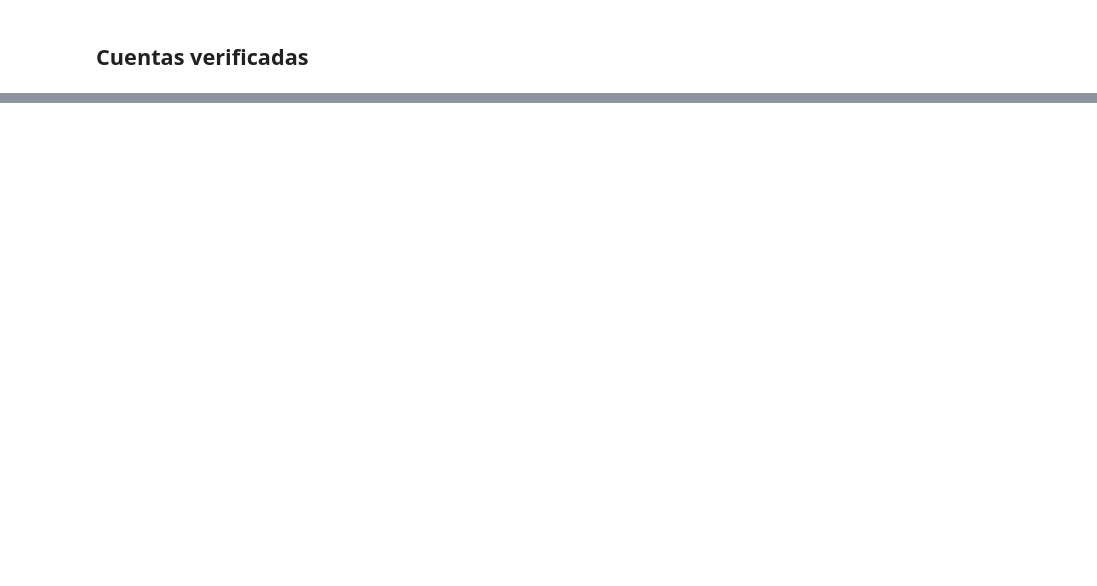
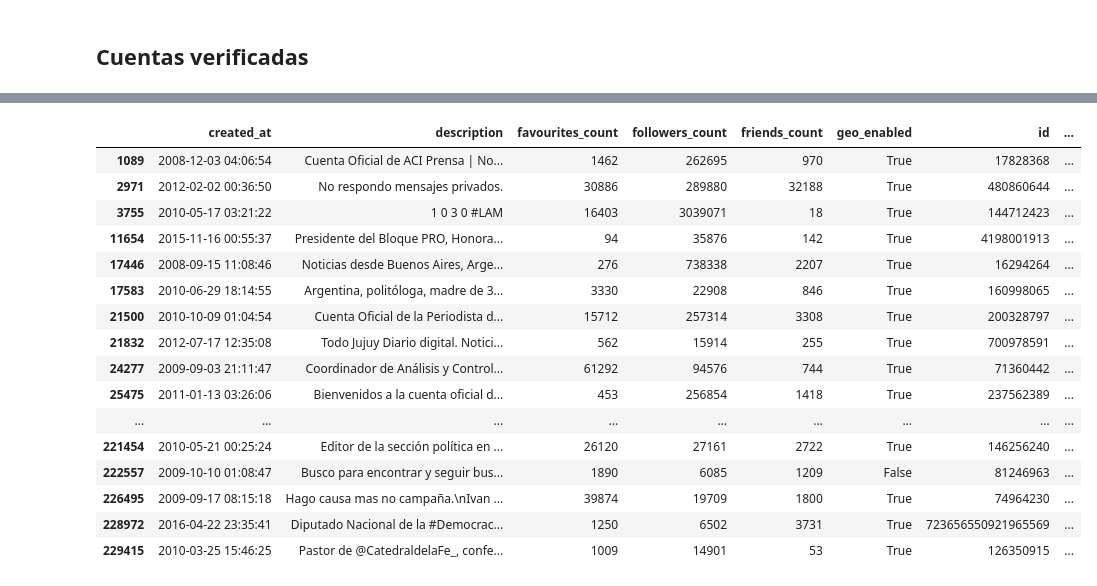
Before and after one commit to pablocelayes/twitter-aborto, a Jupyter notebook: notebooks/1.0-analisis-tweets-mongo.ipynb, the cells around one changed output, grey strips where cells are left out. Cells and saved outputs as stored; diff of their text form; code cells hidden in the pictures; blank space fills up the shorter version.

Commit message:
Análisis actualizado

```diff
--- a/notebooks/1.0-analisis-tweets-mongo.ipynb
+++ b/notebooks/1.0-analisis-tweets-mongo.ipynb
@@ -250,0 +355,20 @@ Name: verified, dtype: int64
+# %%
+users_no[users_no.verified]
+# %% [output]
+|  | created_at | description | favourites_count | followers_count | friends_count | geo_enabled | id | ... |
+| 1089 | 2008-12-03 04:06:54 | Cuenta Oficial de ACI Prensa | No... | 1462 | 262695 | 970 | True | 17828368 | ... |
+| 2971 | 2012-02-02 00:36:50 | No respondo mensajes privados. | 30886 | 289880 | 32188 | True | 480860644 | ... |
+| 3755 | 2010-05-17 03:21:22 | 1 0 3 0 #LAM | 16403 | 3039071 | 18 | True | 144712423 | ... |
+| 11654 | 2015-11-16 00:55:37 | Presidente del Bloque PRO, Honora... | 94 | 35876 | 142 | True | 4198001913 | ... |
+| 17446 | 2008-09-15 11:08:46 | Noticias desde Buenos Aires, Arge... | 276 | 738338 | 2207 | True | 16294264 | ... |
+| 17583 | 2010-06-29 18:14:55 | Argentina, politóloga, madre de 3... | 3330 | 22908 | 846 | True | 160998065 | ... |
+| 21500 | 2010-10-09 01:04:54 | Cuenta Oficial de la Periodista d... | 15712 | 257314 | 3308 | True | 200328797 | ... |
+| 21832 | 2012-07-17 12:35:08 | Todo Jujuy Diario digital. Notici... | 562 | 15914 | 255 | True | 700978591 | ... |
+| 24277 | 2009-09-03 21:11:47 | Coordinador de Análisis y Control... | 61292 | 94576 | 744 | True | 71360442 | ... |
+| 25475 | 2011-01-13 03:26:06 | Bienvenidos a la cuenta oficial d... | 453 | 256854 | 1418 | True | 237562389 | ... |
+| ... | ... | ... | ... | ... | ... | ... | ... | ... |
+| 221454 | 2010-05-21 00:25:24 | Editor de la sección política en ... | 26120 | 27161 | 2722 | True | 146256240 | ... |
+| 222557 | 2009-10-10 01:08:47 | Busco para encontrar y seguir bus... | 1890 | 6085 | 1209 | False | 81246963 | ... |
+| 226495 | 2009-09-17 08:15:18 | Hago causa mas no campaña.\nIvan ... | 39874 | 19709 | 1800 | True | 74964230 | ... |
+| 228972 | 2016-04-22 23:35:41 | Diputado Nacional de la #Democrac... | 1250 | 6502 | 3731 | True | 723656550921965569 | ... |
+| 229415 | 2010-03-25 15:46:25 | Pastor de @CatedraldelaFe_, confe... | 1009 | 14901 | 53 | True | 126350915 | ... |
```
Also changed, not shown: parts of 33 cells of this notebook.
